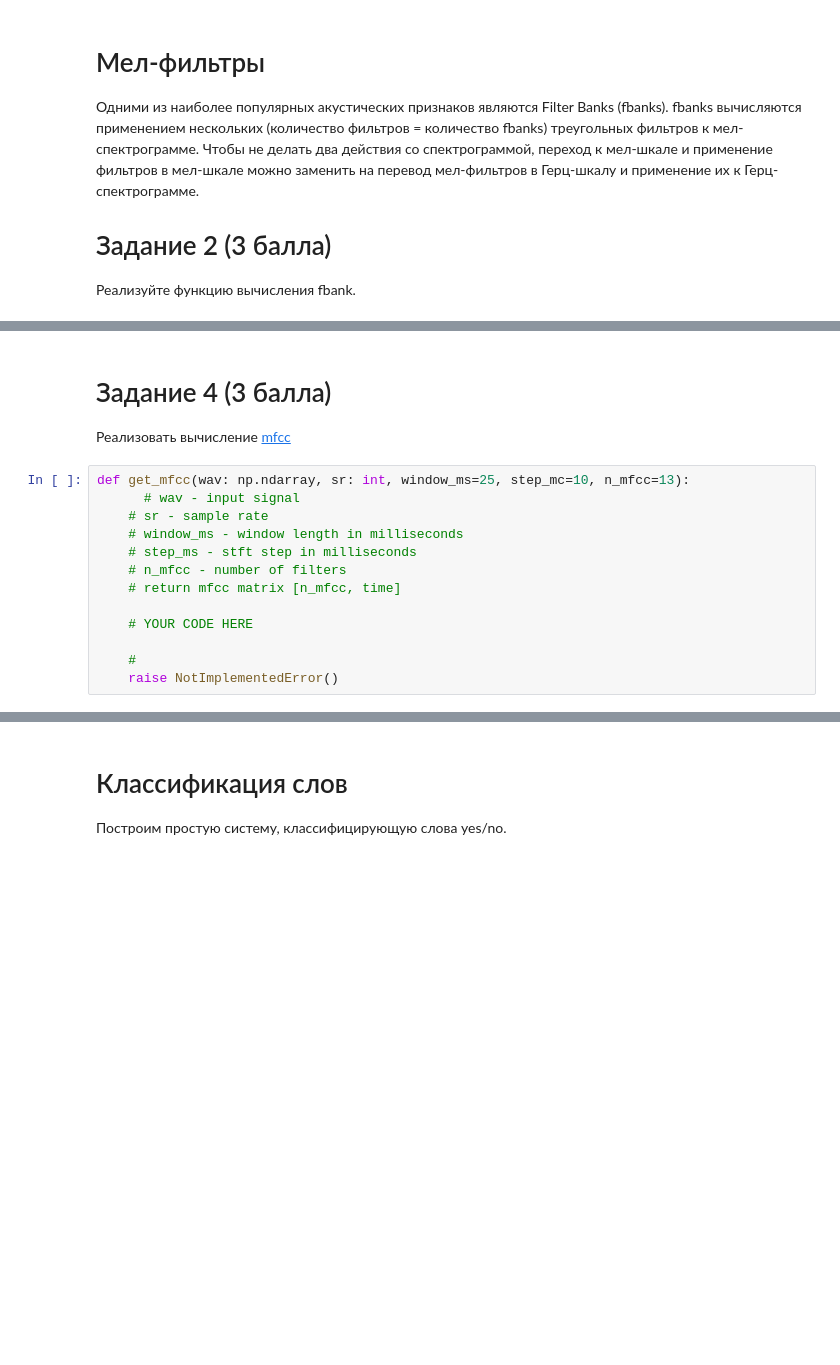
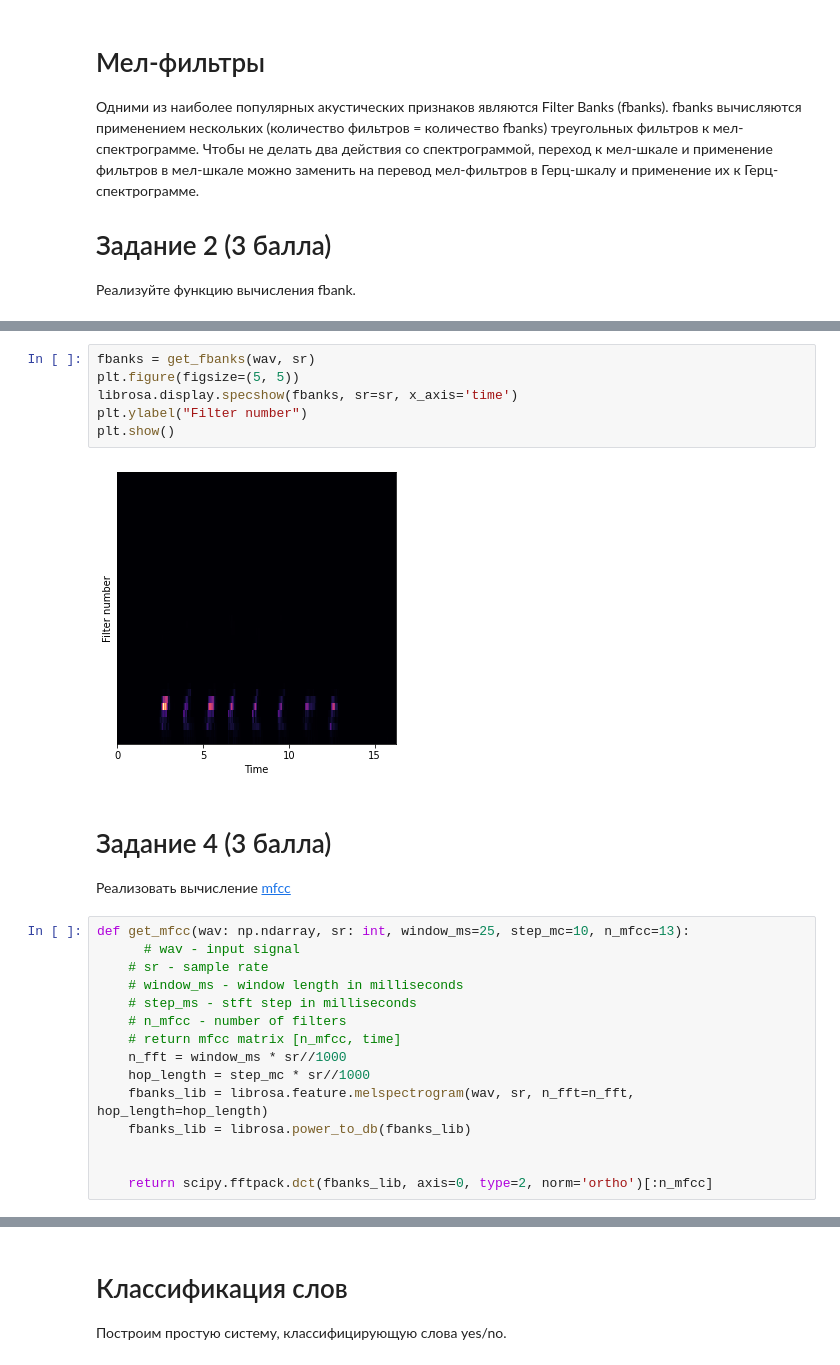
Before and after one commit to NikitaSUAI/DSPcourse, a Jupyter notebook: lab4.ipynb, the cells around one changed output, grey strips where cells are left out. Saved outputs shown, nothing was run; the diff lists cells and outputs as text; blank space fills up the shorter version.

```diff
--- a/lab4.ipynb
+++ b/lab4.ipynb
@@ -162,3 +190,11 @@ plt.show()
+# %%
+fbanks = get_fbanks(wav, sr)
+plt.figure(figsize=(5, 5))
+librosa.display.specshow(fbanks, sr=sr, x_axis='time')
+plt.ylabel("Filter number")
+plt.show()
+# %% [output]
+[figure, added]
 # %% [markdown]
 # Задание 4 (3 балла)
 Реализовать вычисление [mfcc](https://en.wikipedia.org/wiki/Mel-frequency_cepstrum)
@@ -170,11 +206,13 @@ def get_mfcc(wav: np.ndarray, sr: int, window_ms=25, step_mc=10, n_mfcc=13):
     # step_ms - stft step in milliseconds
     # n_mfcc - number of filters
     # return mfcc matrix [n_mfcc, time]
+    n_fft = window_ms * sr//1000
+    hop_length = step_mc * sr//1000
+    fbanks_lib = librosa.feature.melspectrogram(wav, sr, n_fft=n_fft, hop_length=hop_length)
+    fbanks_lib = librosa.power_to_db(fbanks_lib)
 
-    # YOUR CODE HERE
 
-    #
-    raise NotImplementedError()
+    return scipy.fftpack.dct(fbanks_lib, axis=0, type=2, norm='ortho')[:n_mfcc]
 # %%
 def test_mfcc(wav, sr, window_ms=25, step_mc=10, n_mfcc=13):
     n_fft = window_ms * sr//1000
```
Also changed, not shown: parts of 20 cells of this notebook, 1 other file.
